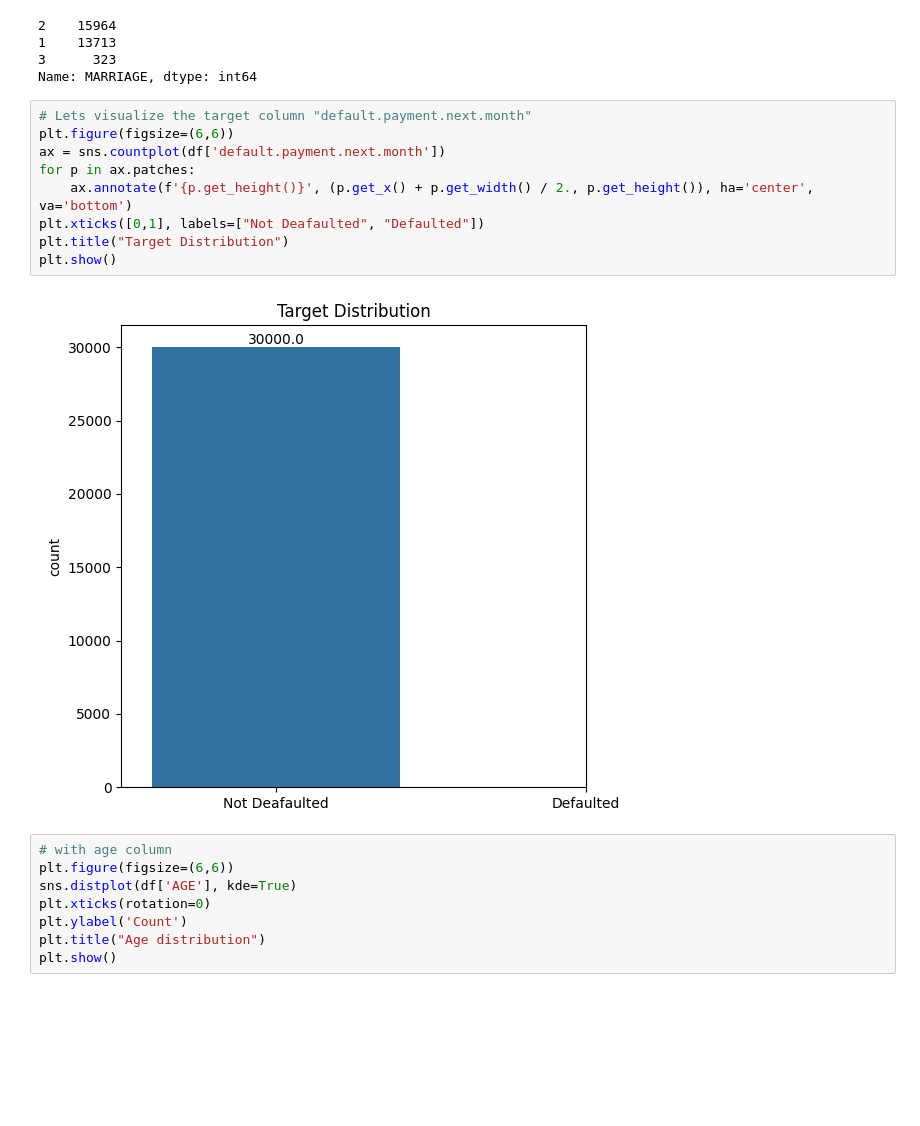
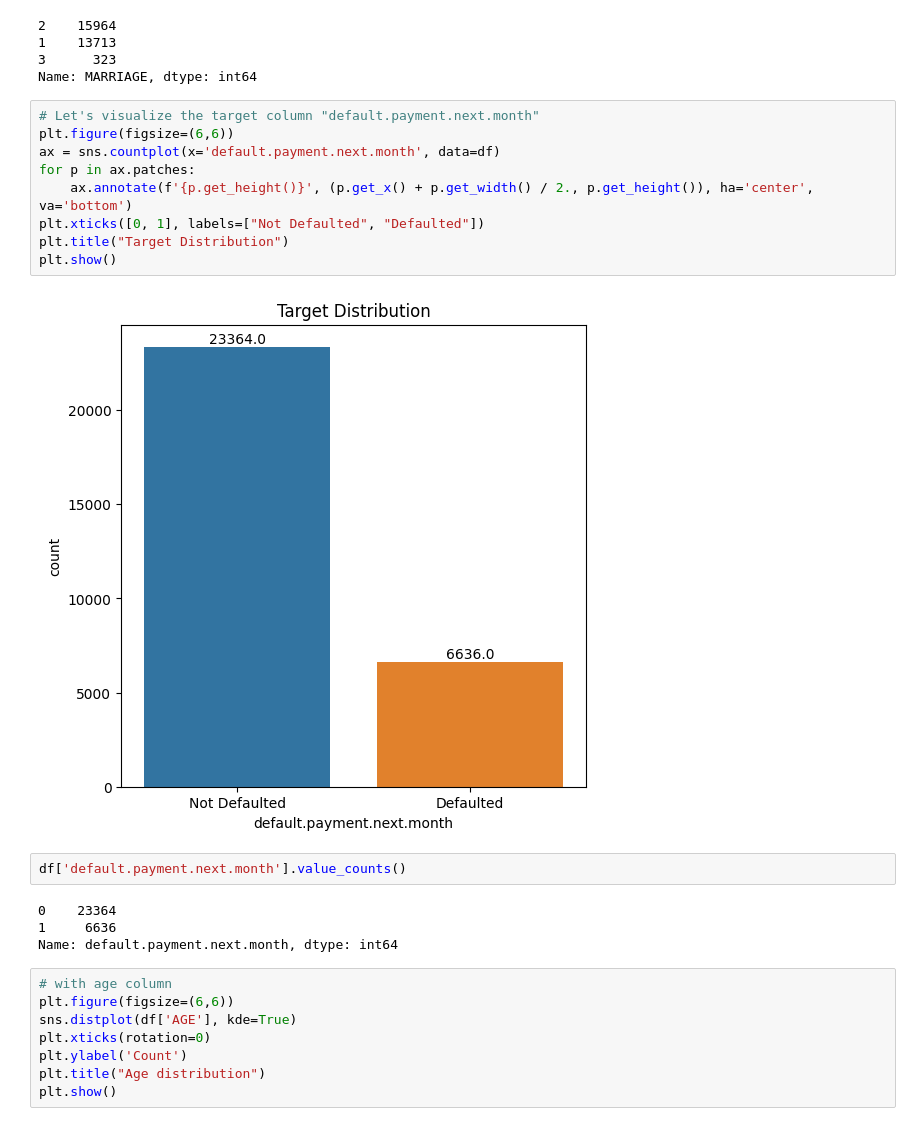
Before and after one commit to Mihryam/CreditRiskModeling, a Jupyter notebook: CreditRiskAnalysis.ipynb, the cells around one changed output. Drawn from its saved outputs; the diff is of its cells as text; blank space fills up the shorter version.

Commit message:
Fixed Visualization Error

```diff
--- a/CreditRiskAnalysis.ipynb
+++ b/CreditRiskAnalysis.ipynb
@@ -125,16 +125,22 @@ df['MARRIAGE'].value_counts()
 3      323
 Name: MARRIAGE, dtype: int64
 # %%
-# Lets visualize the target column "default.payment.next.month"
+# Let's visualize the target column "default.payment.next.month"
 plt.figure(figsize=(6,6))
-ax = sns.countplot(df['default.payment.next.month'])
+ax = sns.countplot(x='default.payment.next.month', data=df)
 for p in ax.patches:
     ax.annotate(f'{p.get_height()}', (p.get_x() + p.get_width() / 2., p.get_height()), ha='center', va='bottom')
-plt.xticks([0,1], labels=["Not Deafaulted", "Defaulted"])
+plt.xticks([0, 1], labels=["Not Defaulted", "Defaulted"])
 plt.title("Target Distribution")
 plt.show()
 # %% [output]
-[figure, old version]
+[figure, new version]
+# %%
+df['default.payment.next.month'].value_counts()
+# %% [output]
+0    23364
+1     6636
+Name: default.payment.next.month, dtype: int64
 # %%
 # with age column
 plt.figure(figsize=(6,6))
```
Also changed, not shown: parts of 4 cells of this notebook.
